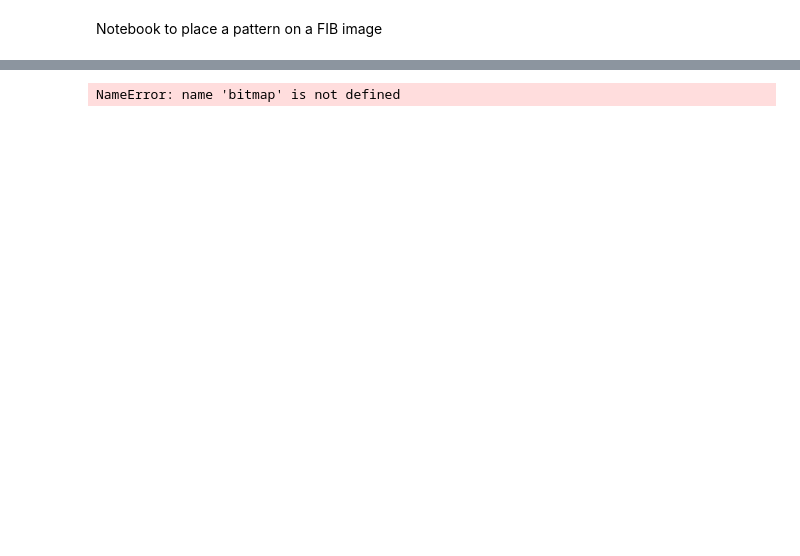
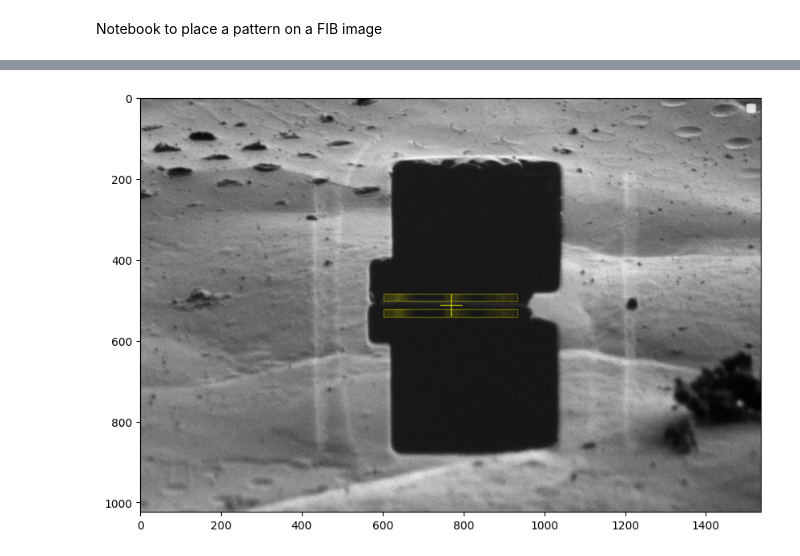
Before and after one commit to rosalindfranklininstitute/adaptive_milling, a Jupyter notebook: src/adaptive_polish/scripts/pattern_placement.ipynb, the cells around one changed output, grey strips where cells are left out. Saved outputs shown, nothing was run; the diff lists cells and outputs as text; code cells hidden in the pictures; blank space fills up the shorter version.

```diff
--- a/src/adaptive_polish/scripts/pattern_placement.ipynb
+++ b/src/adaptive_polish/scripts/pattern_placement.ipynb
@@ -284,19 +297,41 @@ fig = draw_milling_patterns(ib_image, stages)
 # %%
-with tempfile.TemporaryFile() as tmp_f:
-    bitmap.save(tmp_f, format="BMP")
-    # Place pattern on image from edited pattern
-    ap_milling_protocol = deepcopy(settings.protocol["milling"]["lamella"]["stages"][-1])
-    ap_milling_protocol["lamella_width"] = lamella_width
-    ap_milling_protocol["hfw"] = 4e-05
-    ap_milling_protocol["trench_height"] = 5e-7
-    ap_milling_protocol["name"] = "Adjusted adaptive polishing"
-    ap_milling_protocol["type"] = "bitmap"
-    ap_milling_protocol["path"] = tmp_f.name
-    if settings.protocol["milling"]["lamella"]["stages"][-1]["name"] == "Adaptive polishing":
-        settings.protocol["milling"]["lamella"]["stages"].append(ap_milling_protocol)
-    elif settings.protocol["milling"]["lamella"]["stages"][-1]["name"] == "Adjusted adaptive polishing":
-        settings.protocol["milling"]["lamella"]["stages"][-1] = ap_milling_protocol
-    stages = get_milling_stages("lamella", settings.protocol["milling"])
-    fig = draw_milling_patterns(ib_image, stages)
+# Use TrenchBitmapPattern via protocol
+try:
+    with tempfile.NamedTemporaryFile(suffix=".bmp", mode="w+b", delete=False) as tmp_f:
+        bitmap.save(tmp_f, format="BMP")
+
+    try:
+        previous_protocol = settings.protocol["milling"]["lamella"]["stages"][0]
+
+        # Place pattern on image from edited pattern
+        ap_milling_protocol = deepcopy(previous_protocol)
+        ap_milling_protocol["lamella_width"] = lamella_width
+        # ap_milling_protocol["hfw"] = 4e-05
+        # ap_milling_protocol["trench_height"] = 5e-7
+        ap_milling_protocol["type"] = "TrenchBitmapPattern"
+        ap_milling_protocol["path"] = tmp_f.name
+        ap_milling_protocol["name"] = "Adjusted adaptive polishing"
+        if (
+            settings.protocol["milling"]["lamella"]["stages"][-1]["name"]
+            == "Adaptive polishing"
+        ):
+            settings.protocol["milling"]["lamella"]["stages"][0] = ap_milling_protocol
+        elif (
+            settings.protocol["milling"]["lamella"]["stages"][-1]["name"]
+            == "Adjusted adaptive polishing"
+        ):
+            settings.protocol["milling"]["lamella"]["stages"][-1] = ap_milling_protocol
+        settings.protocol["milling"]["lamella"]["stages"][-1]["patterning_mode"] = (
+            "Serial"
+        )
+        # settings.protocol["milling"]["lamella"]["stages"][0] = ap_milling_protocol
+        stages = get_milling_stages("lamella", settings.protocol["milling"])
+        fig = draw_milling_patterns(ib_image, stages)
+
+    # Reset back to original state
+    finally:
+        settings.protocol["milling"]["lamella"]["stages"][0] = previous_protocol
+finally:
+    os.unlink(tmp_f.name)
 # %% [output]
-NameError: name 'bitmap' is not defined
+[figure, added]
```
Also changed, not shown: parts of 14 cells of this notebook, 1 other file.
